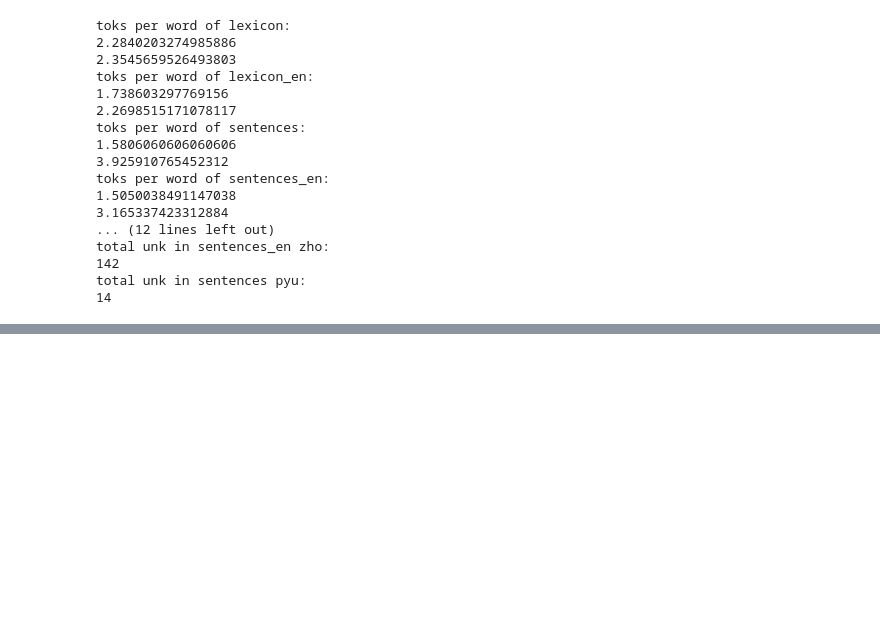
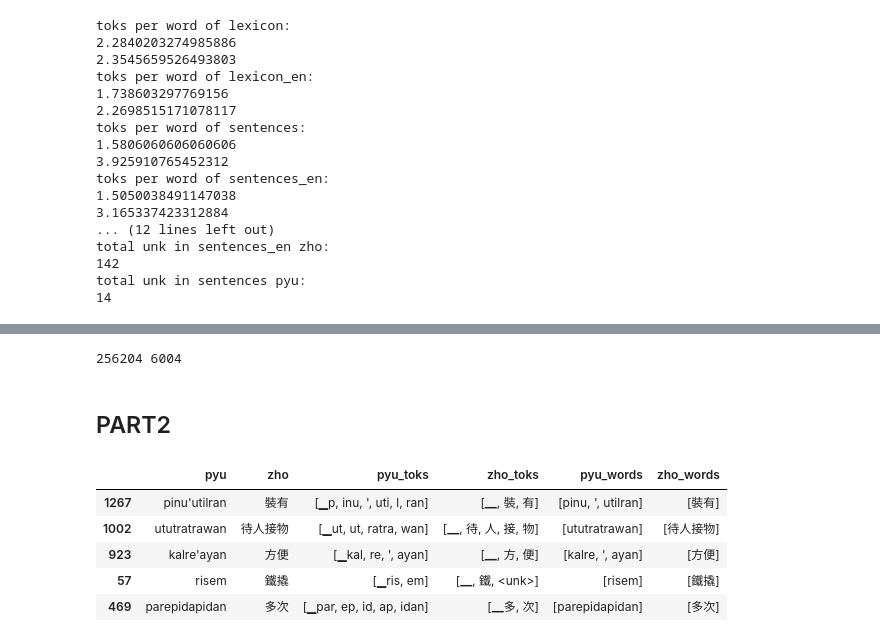
Before and after one commit to Akiraw030/ML2025-Puyuma-Translation, a Jupyter notebook: main.ipynb, the cells around one changed output, grey strips where cells are left out. Drawn from its saved outputs; the diff is of its cells as text; code cells hidden in the pictures; blank space fills up the shorter version.

Commit message:
Being able to train NLLB

```diff
--- a/main.ipynb
+++ b/main.ipynb
@@ -55,7 +53,8 @@ tokenizer = AutoTokenizer.from_pretrained(model_name)
 model = AutoModelForSeq2SeqLM.from_pretrained(model_name)
 
 tokenizer.src_lang = "zho_Hant"
-tokenizer.tgt_lang = "zho_Hant"
+tokenizer.tgt_lang = "tgl_Latn"
 # zho_Hant for Chinese traditional
 # eng_Latn for English
+# tgl_Latn for Puyuma (Use existing language tag)
 # %% [output]
@@ -423,0 +224,48 @@ print(f"中文翻譯: {translated_text}")
+# %%
+# Add trained tokens to tokenizer and model
+
+from sentencepiece import sentencepiece_model_pb2 as sp_pb2_model
+from transformers import NllbTokenizer
+
+model_name = 'facebook/nllb-200-distilled-600M'
+tokenizer_nllb = NllbTokenizer.from_pretrained(model_name)
+
+sp_trained = spm.SentencePieceProcessor(model_file='spm_new.model')
+added_spm = sp_pb2_model.ModelProto()
+added_spm.ParseFromString(sp_trained.serialized_model_proto())
+old_spm_nllb = sp_pb2_model.ModelProto()
+old_spm_nllb.ParseFromString(tokenizer_nllb.sp_model.serialized_model_proto())
+
+nllb_tokens_set = {p.piece for p in old_spm_nllb.pieces}
+prev_min_score = old_spm_nllb.pieces[-1].score
+for p in added_spm.pieces:
+    piece = p.piece
+    if p.type != 1:
+        continue
+    if piece not in nllb_tokens_set:
+        new_p = sp_pb2_model.ModelProto().SentencePiece()
+        new_p.piece = piece
+        new_p.score = p.score + prev_min_score
+        old_spm_nllb.pieces.append(new_p)
+
+NEW_SPM_NAME = 'spm_nllb_extended_268k.model'
+with open(NEW_SPM_NAME, 'wb') as f:
+    f.write(old_spm_nllb.SerializeToString())
+
+tokenizer = NllbTokenizer.from_pretrained(model_name, vocab_file='spm_new.model')
+print(len(tokenizer_nllb), len(tokenizer))
+added_vocab = set(tokenizer.get_vocab()).difference(set(tokenizer_nllb.get_vocab()))
+#print(added_vocab)(0)
+# %% [output]
+256204 6004
+# %% [markdown]
+## PART2
+# %%
+lexicon.sample(5)
+# %% [output]
+|  | pyu | zho | pyu_toks | zho_toks | pyu_words | zho_words |
+| 1267 | pinu'utilran | 裝有 | [▁p, inu, ', uti, l, ran] | [▁, 裝, 有] | [pinu, ', utilran] | [裝有] |
+| 1002 | ututratrawan | 待人接物 | [▁ut, ut, ratra, wan] | [▁, 待, 人, 接, 物] | [ututratrawan] | [待人接物] |
+| 923 | kalre'ayan | 方便 | [▁kal, re, ', ayan] | [▁, 方, 便] | [kalre, ', ayan] | [方便] |
+| 57 | risem | 鐵撬 | [▁ris, em] | [▁, 鐵, <unk>] | [risem] | [鐵撬] |
+| 469 | parepidapidan | 多次 | [▁par, ep, id, ap, idan] | [▁多, 次] | [parepidapidan] | [多次] |
```
Also changed, not shown: parts of 19 cells of this notebook.
